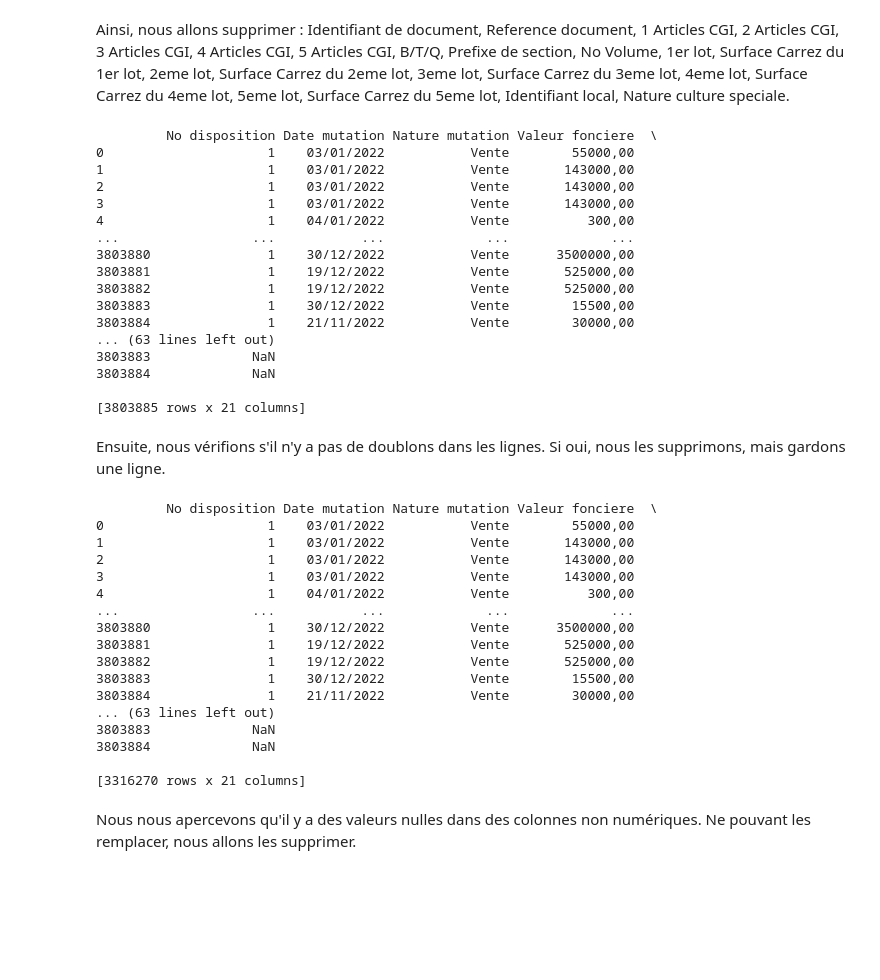
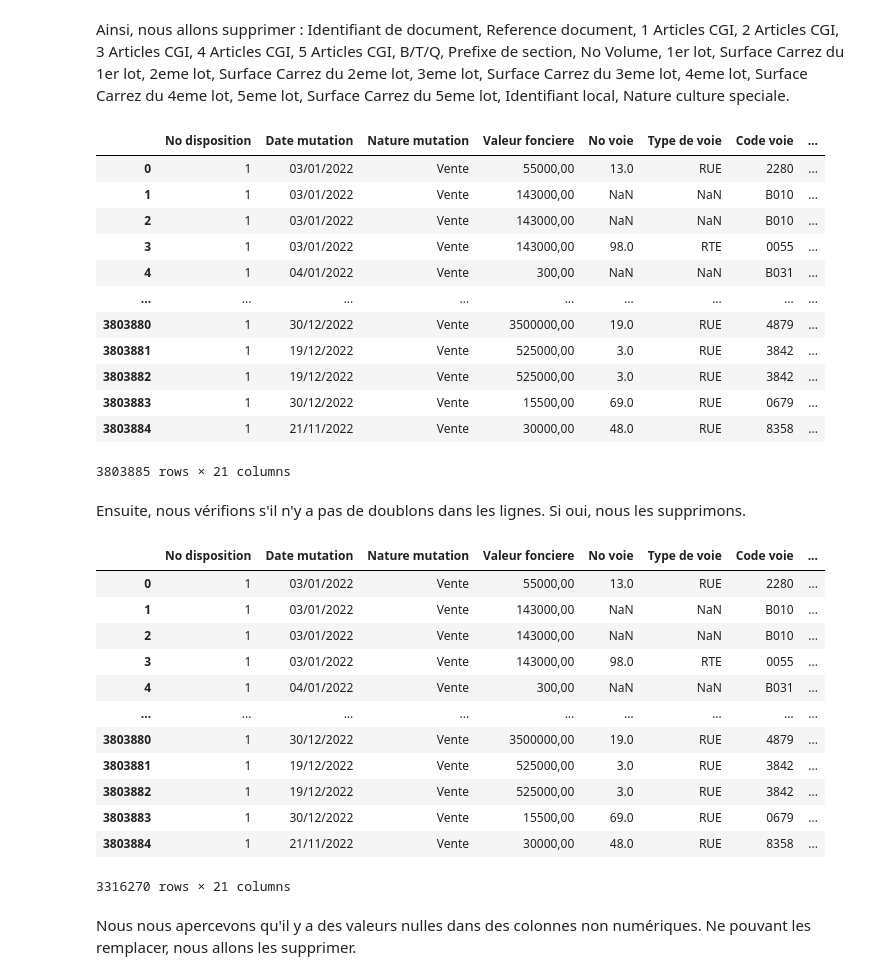
Before and after one commit to juliele1/Data_Project, a Jupyter notebook: Data_Project.ipynb, the cells around one changed output. Cells and saved outputs as stored; diff of their text form; code cells hidden in the pictures; blank space fills up the shorter version.

```diff
--- a/Data_Project.ipynb
+++ b/Data_Project.ipynb
@@ -66,57 +61,49 @@ print(naPourcentage(data))
 # %% [markdown]
 Ainsi, nous allons supprimer : Identifiant de document, Reference document, 1 Articles CGI, 2 Articles CGI, 3 Articles CGI, 4 Articles CGI, 5 Articles CGI, B/T/Q, Prefixe de section, No Volume, 1er lot, Surface Carrez du 1er lot, 2eme lot, Surface Carrez du 2eme lot, 3eme lot, Surface Carrez du 3eme lot, 4eme lot, Surface Carrez du 4eme lot, 5eme lot, Surface Carrez du 5eme lot, Identifiant local, Nature culture speciale.
 # %%
-#Suppression des colonnes contenant beaucoup de valeurs NaN
+# Suppression des colonnes contenant beaucoup de valeurs NaN
 
 colonnes_a_supprimer = ["Identifiant de document", "Reference document", "1 Articles CGI", "2 Articles CGI", "3 Articles CGI", "4 Articles CGI","5 Articles CGI","B/T/Q","Prefixe de section","No Volume","1er lot","Surface Carrez du 1er lot","2eme lot","Surface Carrez du 2eme lot","3eme lot","Surface Carrez du 3eme lot", "4eme lot", "Surface Carrez du 4eme lot","5eme lot", "Surface Carrez du 5eme lot", "Identifiant local", "Nature culture speciale"]
 
 data = data.drop(colonnes_a_supprimer, axis=1)
 
-print(data)
+data
 # %% [output]
+|  | No disposition | Date mutation | Nature mutation | Valeur fonciere | No voie | Type de voie | Code voie | ... |
+| 0 | 1 | 03/01/2022 | Vente | 55000,00 | 13.0 | RUE | 2280 | ... |
+| 1 | 1 | 03/01/2022 | Vente | 143000,00 | NaN | NaN | B010 | ... |
+| 2 | 1 | 03/01/2022 | Vente | 143000,00 | NaN | NaN | B010 | ... |
+| 3 | 1 | 03/01/2022 | Vente | 143000,00 | 98.0 | RTE | 0055 | ... |
+| 4 | 1 | 04/01/2022 | Vente | 300,00 | NaN | NaN | B031 | ... |
+| ... | ... | ... | ... | ... | ... | ... | ... | ... |
+| 3803880 | 1 | 30/12/2022 | Vente | 3500000,00 | 19.0 | RUE | 4879 | ... |
+| 3803881 | 1 | 19/12/2022 | Vente | 525000,00 | 3.0 | RUE | 3842 | ... |
+| 3803882 | 1 | 19/12/2022 | Vente | 525000,00 | 3.0 | RUE | 3842 | ... |
+| 3803883 | 1 | 30/12/2022 | Vente | 15500,00 | 69.0 | RUE | 0679 | ... |
+| 3803884 | 1 | 21/11/2022 | Vente | 30000,00 | 48.0 | RUE | 8358 | ... |
-         No disposition Date mutation Nature mutation Valeur fonciere  \
-0                     1    03/01/2022           Vente        55000,00
-1                     1    03/01/2022           Vente       143000,00
-2                     1    03/01/2022           Vente       143000,00
-3                     1    03/01/2022           Vente       143000,00
-4                     1    04/01/2022           Vente          300,00
-...                 ...           ...             ...             ...
-3803880               1    30/12/2022           Vente      3500000,00
-3803881               1    19/12/2022           Vente       525000,00
-3803882               1    19/12/2022           Vente       525000,00
-3803883               1    30/12/2022           Vente        15500,00
-3803884               1    21/11/2022           Vente        30000,00
-... (63 lines left out)
-3803883             NaN
-3803884             NaN
-
-[3803885 rows x 21 columns]
+3803885 rows × 21 columns
 # %% [markdown]
-Ensuite, nous vérifions s'il n'y a pas de doublons dans les lignes. Si oui, nous les supprimons, mais gardons une ligne.
+Ensuite, nous vérifions s'il n'y a pas de doublons dans les lignes. Si oui, nous les supprimons.
 # %%
 # Suppression des doublons
 
 data = data.drop_duplicates()
 
-print(data)
+data
 # %% [output]
+|  | No disposition | Date mutation | Nature mutation | Valeur fonciere | No voie | Type de voie | Code voie | ... |
+| 0 | 1 | 03/01/2022 | Vente | 55000,00 | 13.0 | RUE | 2280 | ... |
+| 1 | 1 | 03/01/2022 | Vente | 143000,00 | NaN | NaN | B010 | ... |
+| 2 | 1 | 03/01/2022 | Vente | 143000,00 | NaN | NaN | B010 | ... |
+| 3 | 1 | 03/01/2022 | Vente | 143000,00 | 98.0 | RTE | 0055 | ... |
+| 4 | 1 | 04/01/2022 | Vente | 300,00 | NaN | NaN | B031 | ... |
+| ... | ... | ... | ... | ... | ... | ... | ... | ... |
+| 3803880 | 1 | 30/12/2022 | Vente | 3500000,00 | 19.0 | RUE | 4879 | ... |
+| 3803881 | 1 | 19/12/2022 | Vente | 525000,00 | 3.0 | RUE | 3842 | ... |
+| 3803882 | 1 | 19/12/2022 | Vente | 525000,00 | 3.0 | RUE | 3842 | ... |
+| 3803883 | 1 | 30/12/2022 | Vente | 15500,00 | 69.0 | RUE | 0679 | ... |
+| 3803884 | 1 | 21/11/2022 | Vente | 30000,00 | 48.0 | RUE | 8358 | ... |
-         No disposition Date mutation Nature mutation Valeur fonciere  \
-0                     1    03/01/2022           Vente        55000,00
-1                     1    03/01/2022           Vente       143000,00
-2                     1    03/01/2022           Vente       143000,00
-3                     1    03/01/2022           Vente       143000,00
-4                     1    04/01/2022           Vente          300,00
-...                 ...           ...             ...             ...
-3803880               1    30/12/2022           Vente      3500000,00
-3803881               1    19/12/2022           Vente       525000,00
-3803882               1    19/12/2022           Vente       525000,00
-3803883               1    30/12/2022           Vente        15500,00
-3803884               1    21/11/2022           Vente        30000,00
-... (63 lines left out)
-3803883             NaN
-3803884             NaN
-
-[3316270 rows x 21 columns]
+3316270 rows × 21 columns
 # %% [markdown]
 Nous nous apercevons qu'il y a des valeurs nulles dans des colonnes non numériques. Ne pouvant les remplacer, nous allons les supprimer.
 # %%
```
Also changed, not shown: parts of 21 cells of this notebook, 1 other file.
